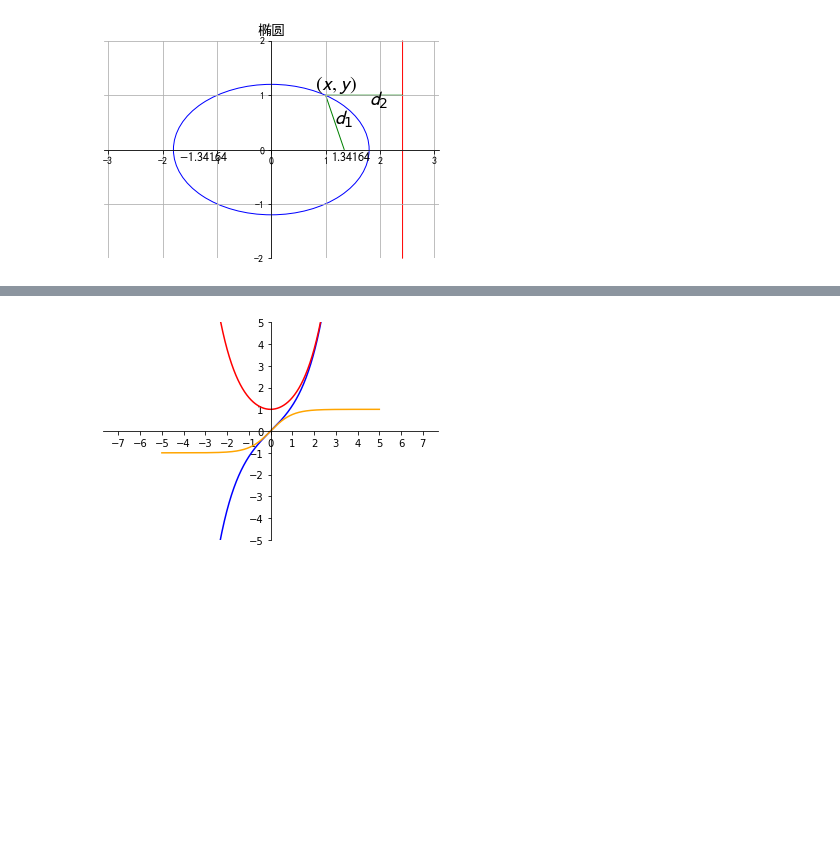
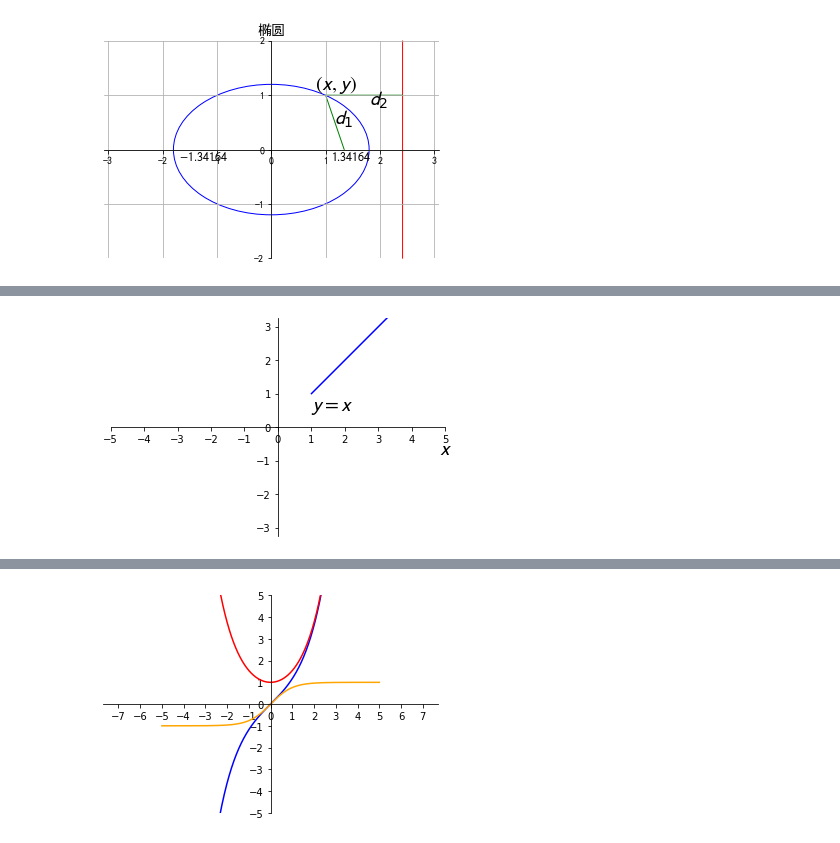
Before and after one commit to kastaineibum/WittyMathematics, a Jupyter notebook: sec1-1.ipynb, the cells around one changed output, grey strips where cells are left out. Drawn from its saved outputs; the diff is of its cells as text; code cells hidden in the pictures; blank space fills up the shorter version.

```diff
--- a/sec1-1.ipynb
+++ b/sec1-1.ipynb
@@ -682,0 +689,32 @@ plt.show()
+# %%
+#坐标的对数变换
+import matplotlib.pyplot as plt
+import numpy as np
+from matplotlib.pyplot import MultipleLocator#从pyplot导入MultipleLocator类，这个类用于设置刻度间隔
+
+x1=np.linspace(1,5,100) #替换这里的横轴显示范围和取样点个数
+y1=x1 #替换这里的函数表达式
+plt.figure()
+plt.axis('equal')
+plt.plot(x1, y1,'b')
+x_major_locator=MultipleLocator(1) #把x轴的刻度间隔设置为1，并存在变量里
+y_major_locator=MultipleLocator(1) #把y轴的刻度间隔设置为1，并存在变量里
+ax=plt.gca()
+ax.xaxis.set_major_locator(x_major_locator)#把x轴的主刻度设置为1的倍数
+ax.yaxis.set_major_locator(y_major_locator)#把y轴的主刻度设置为1的倍数
+plt.xlim(-5,5) #x轴的刻度范围设置
+plt.ylim(-5,5) #y轴的刻度范围设置
+ax.spines['right'].set_color('none')
+ax.spines['top'].set_color('none')
+ax.xaxis.set_ticks_position('bottom')
+ax.spines['bottom'].set_position(('data',0))
+ax.yaxis.set_ticks_position('left')
+ax.spines['left'].set_position(('data',0))
+
+plt.text(1, 0.5, r'$\mathcal{y=x}$', fontsize=20)
+plt.text(4.8, -0.8, r'$\mathcal{x}$', fontsize=20)
+
+plt.savefig("./sec1-1-24-1.png",dpi=500,bbox_inches = 'tight')
+plt.show()
+# %% [output]
+[figure, added]
```
Also changed, not shown: parts of 4 cells of this notebook, 2 other files.
